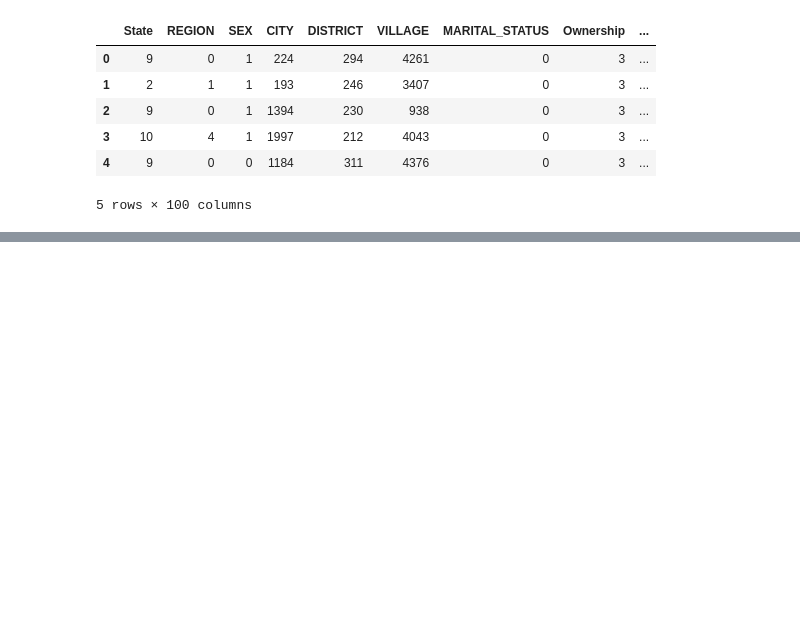
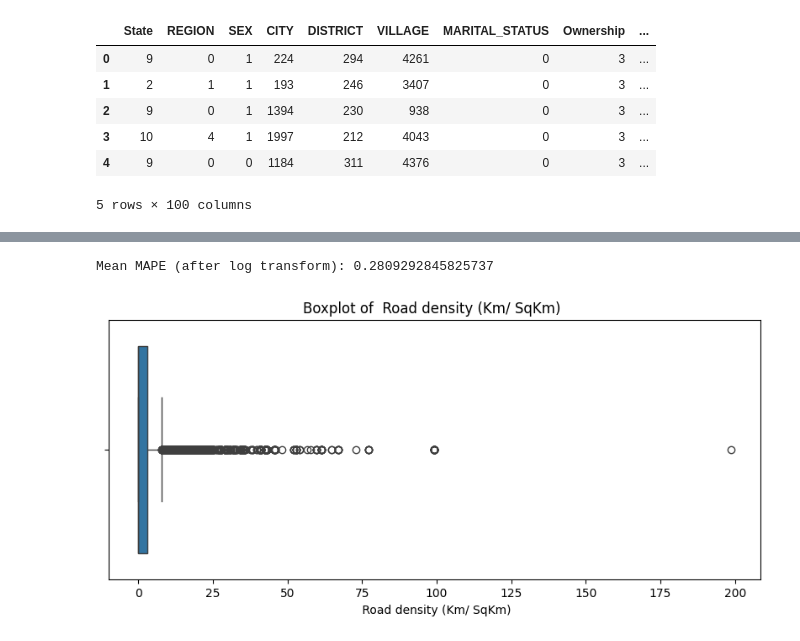
Before and after one commit to MauryaSamanta/farmer_income_prediction, a Jupyter notebook: eda.ipynb, the cells around one changed output, grey strips where cells are left out. Saved outputs shown, nothing was run; the diff lists cells and outputs as text; code cells hidden in the pictures; blank space fills up the shorter version.

Commit message:
Added feature engineering further improved xgboost model

```diff
--- a/eda.ipynb
+++ b/eda.ipynb
@@ -136,0 +178,52 @@ Mean MAPE (after log transform): 0.2842127817361838
+# %%
+# Compute IQR bounds
+Q1 = df['Total_Land_For_Agriculture'].quantile(0.25)
+Q3 = df['Total_Land_For_Agriculture'].quantile(0.75)
+IQR = Q3 - Q1
+
+lower_bound = Q1 - 1.5 * IQR
+upper_bound = Q3 + 1.5 * IQR
+
+# Impute outliers
+df['Total_Land_For_Agriculture'] = df['Total_Land_For_Agriculture'].clip(lower=lower_bound, upper=upper_bound)
+# %%
+from sklearn.model_selection import KFold
+from sklearn.metrics import mean_absolute_percentage_error
+import numpy as np
+
+kf = KFold(n_splits=5, shuffle=True, random_state=42)
+mape_scores = []
+
+for train_index, test_index in kf.split(X_top):
+    X_train, X_test = X_top.iloc[train_index], X_top.iloc[test_index]
+    y_train, y_test = y.iloc[train_index], y.iloc[test_index]
+
+    # Apply log1p transform on y_train and y_test
+    y_train_log = np.log1p(y_train)
+
+    model.fit(X_train, y_train_log)
+
+    # Predict and reverse log transform
+    y_pred_log = model.predict(X_test)
+    y_pred = np.expm1(y_pred_log)  # back to original scale
+
+    # Avoid division by zero
+    y_test_safe = y_test.replace(0, 1e-5)
+
+    # Calculate MAPE
+    mape = mean_absolute_percentage_error(y_test_safe, y_pred)
+    mape_scores.append(mape)
+
+print("Mean MAPE (after log transform):", np.mean(mape_scores))
+# %% [output]
+Mean MAPE (after log transform): 0.2809292845825737
+# %%
+import seaborn as sns
+import matplotlib.pyplot as plt
+
+plt.figure(figsize=(10, 4))
+sns.boxplot(x=df[' Road density (Km/ SqKm)'])
+plt.title('Boxplot of  Road density (Km/ SqKm) ')
+plt.show()
+# %% [output]
+[figure, added]
```
Also changed, not shown: parts of 25 cells of this notebook.
